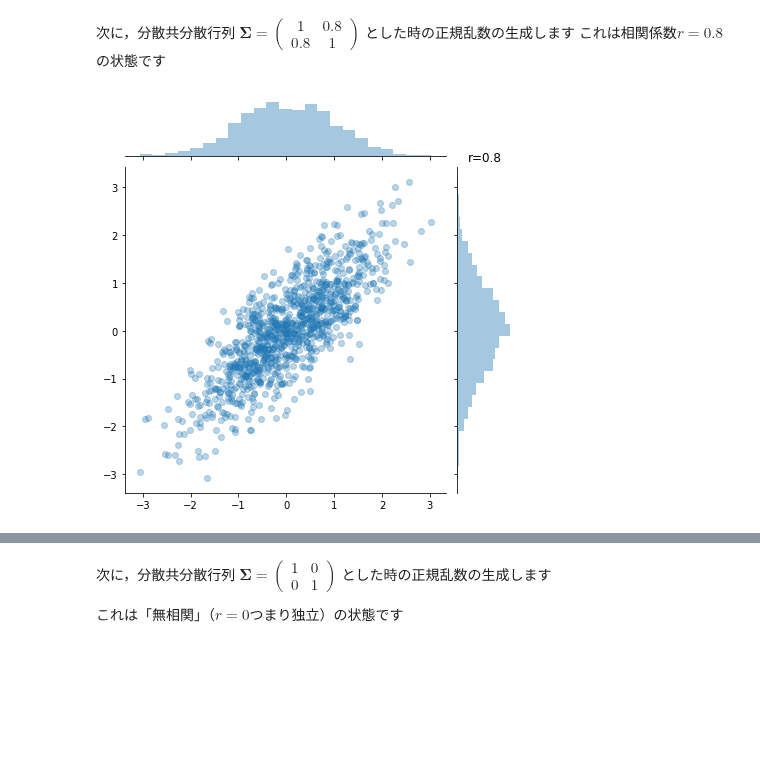
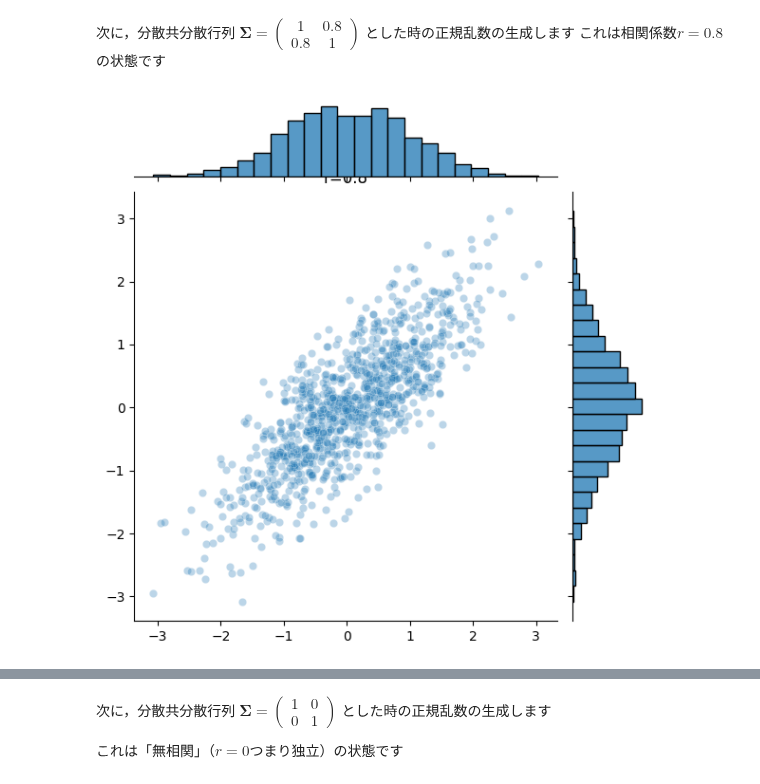
Before and after one commit to komorimasashi/kakuritsu_toukei_1, a Jupyter notebook: 11th_lec_correlation.ipynb, the cells around one changed output, grey strips where cells are left out. Drawn from its saved outputs; the diff is of its cells as text; code cells hidden in the pictures; blank space fills up the shorter version.

```diff
--- a/11th_lec_correlation.ipynb
+++ b/11th_lec_correlation.ipynb
@@ -131,19 +131,19 @@ $
 # %%
 mu = [0, 0]
 sigma = [[1, 0.8], [0.8, 1]]
 
 #　乱数発生のシード値の固定(乱数のシードの値を1に変えて実行してみよう)
 np.random.seed(0)
 
 # 2次元正規乱数を1000生成
 values = np.random.multivariate_normal(mu, sigma, 1000)
 
 # 散布図
-sns.jointplot(values[:,0], values[:,1], alpha=0.3)
+sns.jointplot(x = values[:,0], y =values[:,1], alpha=0.3)
 plt.title("r=0.8")
 plt.show()
 # %% [output]
-[figure, old version]
+[figure, new version]
 # %%
 mu = [0, 0]
 sigma = [[1, 0.5], [0.5, 1]]
```
Also changed, not shown: parts of 8 cells of this notebook.
